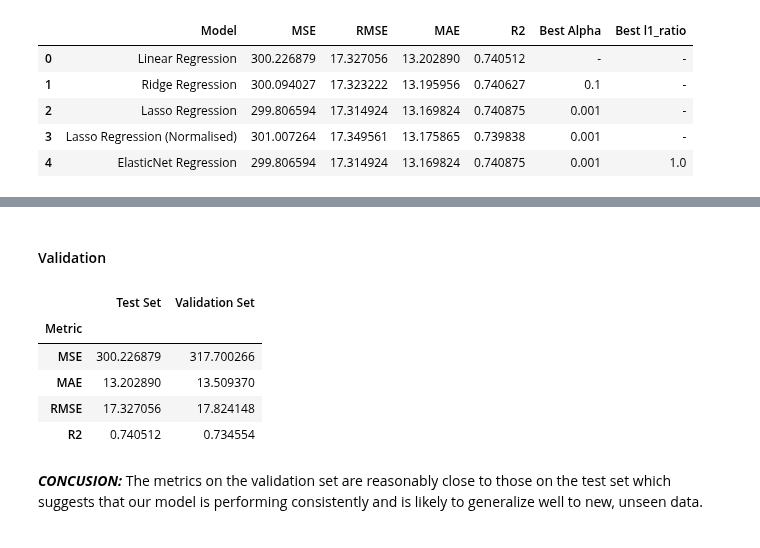
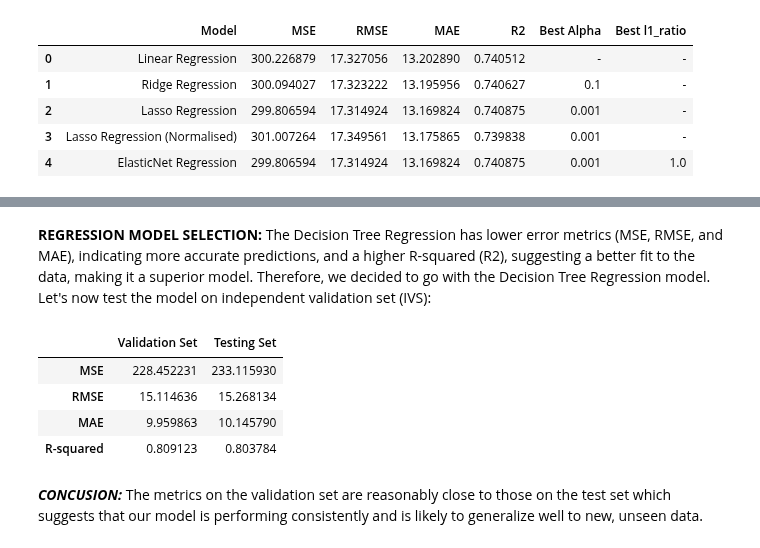
Before and after one commit to AntunesCSR/ML_Group_Projects, a Jupyter notebook: HA1/HA1.ipynb, the cells around one changed output, grey strips where cells are left out. Drawn from its saved outputs; the diff is of its cells as text; code cells hidden in the pictures.

```diff
--- a/HA1/HA1.ipynb
+++ b/HA1/HA1.ipynb
@@ -280,2 +251,0 @@ plt.show()
-# %% [markdown]
-#### Validation
@@ -287,30 +252,27 @@ y_pred1_val = reg1.predict(X_val)
-# %%
-# Calculate metrics for test set
-mse_test = mean_squared_error(y_test, y_pred1_test)
-rmse_test = np.sqrt(mse_test)
-mae_test = mean_absolute_error(y_test, y_pred1_test)
-r2_test = r2_score(y_test, y_pred1_test)
-# Calculate metrics for validation set
-mse_val = mean_squared_error(y_val, y_pred1_val)
-rmse_val = np.sqrt(mse_val)
-mae_val = mean_absolute_error(y_val, y_pred1_val)
-r2_val = r2_score(y_val, y_pred1_val)
-# Create a DataFrame to present the metrics
-metrics_df = pd.DataFrame({
-    'Metric': ['MSE', 'MAE', 'RMSE', 'R2'],  # Added RMSE here
-    'Test Set': [mse_test, mae_test, rmse_test, r2_test],  # Added RMSE here
-    'Validation Set': [mse_val, mae_val, rmse_val, r2_val]  # Added RMSE here
-})
-# Set & display the metric column as the index
-metrics_df.set_index('Metric', inplace=True)
-metrics_df
-# %% [output]
-|  | Test Set | Validation Set |
-| Metric |  |  |
-| MSE | 300.226879 | 317.700266 |
-| MAE | 13.202890 | 13.509370 |
-| RMSE | 17.327056 | 17.824148 |
-| R2 | 0.740512 | 0.734554 |
+# %% [markdown]
+**REGRESSION MODEL SELECTION:** The Decision Tree Regression has lower error metrics (MSE, RMSE, and MAE), indicating more accurate predictions, and a higher R-squared (R2), suggesting a better fit to the data, making it a superior model. Therefore, we decided to go with the Decision Tree Regression model. Let's now test the model on independent validation set (IVS):
+# %%
+# Calculate metrics for validation set
+metrics_val = {
+    "Validation Set": [mse, rmse, mae, r2]
+}
+# Calculate metrics for testing set
+metrics_test = {
+    "Testing Set": [mse_test, rmse_test, mae_test, r2_test]
+}
+# Create DataFrames
+df_metrics_val = pd.DataFrame(metrics_val, index=["MSE", "RMSE", "MAE", "R-squared"])
+df_metrics_test = pd.DataFrame(metrics_test, index=["MSE", "RMSE", "MAE", "R-squared"])
+# Combine the DataFrames for validation and testing metrics
+df_metrics = pd.concat([df_metrics_val, df_metrics_test], axis=1)
+# Display the DataFrame
+df_metrics
+# %% [output]
+|  | Validation Set | Testing Set |
+| MSE | 228.452231 | 233.115930 |
+| RMSE | 15.114636 | 15.268134 |
+| MAE | 9.959863 | 10.145790 |
+| R-squared | 0.809123 | 0.803784 |
 # %% [markdown]
 ***CONCUSION:*** The metrics on the validation set are reasonably close to those on the test set which suggests that our model is performing consistently and is likely to generalize well to new, unseen data.
 # %% [markdown]
```
Also changed, not shown: parts of 7 cells of this notebook.
